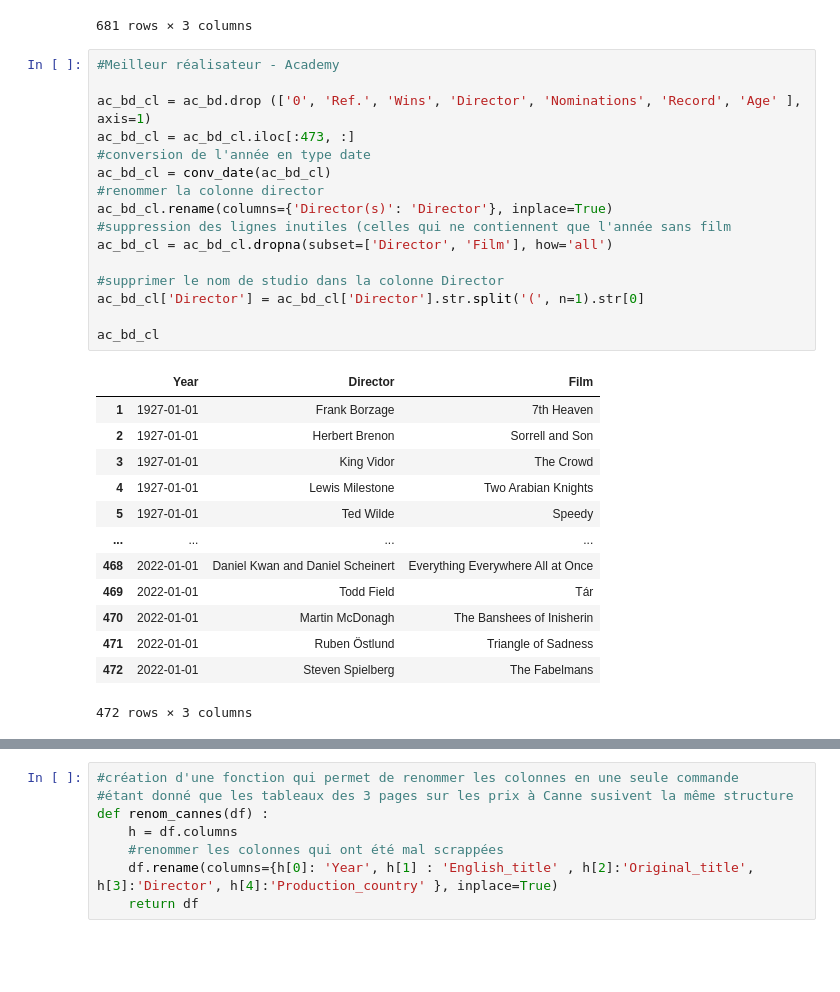
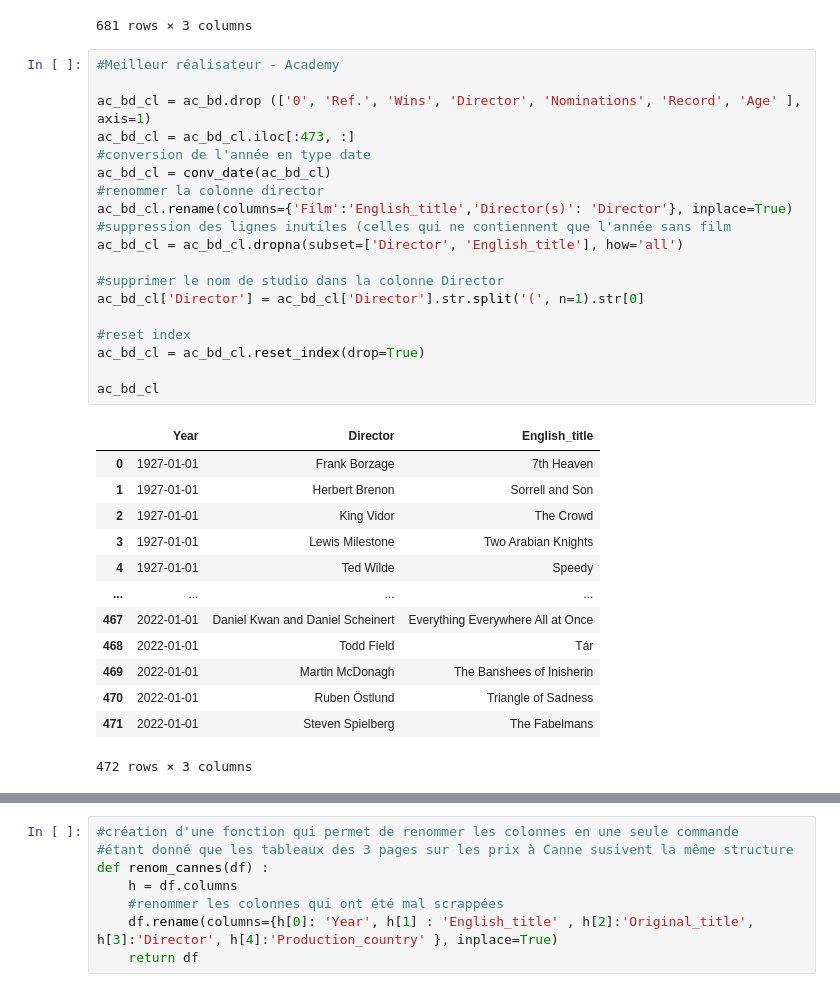
Before and after one commit to itsreivilo/movies, a Jupyter notebook: cleaning_data/cleaning_awards.ipynb, the cells around one changed output, grey strips where cells are left out. Saved outputs shown, nothing was run; the diff lists cells and outputs as text; blank space fills up the shorter version.

```diff
--- a/cleaning_data/cleaning_awards.ipynb
+++ b/cleaning_data/cleaning_awards.ipynb
@@ -141,32 +141,35 @@ ac_bc_cl
 # %%
 #Meilleur réalisateur - Academy
 
 ac_bd_cl = ac_bd.drop (['0', 'Ref.', 'Wins', 'Director', 'Nominations', 'Record', 'Age' ], axis=1)
 ac_bd_cl = ac_bd_cl.iloc[:473, :]
 #conversion de l'année en type date
 ac_bd_cl = conv_date(ac_bd_cl)
 #renommer la colonne director
-ac_bd_cl.rename(columns={'Director(s)': 'Director'}, inplace=True)
+ac_bd_cl.rename(columns={'Film':'English_title','Director(s)': 'Director'}, inplace=True)
 #suppression des lignes inutiles (celles qui ne contiennent que l'année sans film
-ac_bd_cl = ac_bd_cl.dropna(subset=['Director', 'Film'], how='all')
+ac_bd_cl = ac_bd_cl.dropna(subset=['Director', 'English_title'], how='all')
 
 #supprimer le nom de studio dans la colonne Director
 ac_bd_cl['Director'] = ac_bd_cl['Director'].str.split('(', n=1).str[0]
 
+#reset index
+ac_bd_cl = ac_bd_cl.reset_index(drop=True)
+
 ac_bd_cl
 # %% [output]
-|  | Year | Director | Film |
-| 1 | 1927-01-01 | Frank Borzage | 7th Heaven |
-| 2 | 1927-01-01 | Herbert Brenon | Sorrell and Son |
-| 3 | 1927-01-01 | King Vidor | The Crowd |
-| 4 | 1927-01-01 | Lewis Milestone | Two Arabian Knights |
-| 5 | 1927-01-01 | Ted Wilde | Speedy |
+|  | Year | Director | English_title |
+| 0 | 1927-01-01 | Frank Borzage | 7th Heaven |
+| 1 | 1927-01-01 | Herbert Brenon | Sorrell and Son |
+| 2 | 1927-01-01 | King Vidor | The Crowd |
+| 3 | 1927-01-01 | Lewis Milestone | Two Arabian Knights |
+| 4 | 1927-01-01 | Ted Wilde | Speedy |
 | ... | ... | ... | ... |
-| 468 | 2022-01-01 | Daniel Kwan and Daniel Scheinert | Everything Everywhere All at Once |
-| 469 | 2022-01-01 | Todd Field | Tár |
-| 470 | 2022-01-01 | Martin McDonagh | The Banshees of Inisherin |
-| 471 | 2022-01-01 | Ruben Östlund | Triangle of Sadness |
-| 472 | 2022-01-01 | Steven Spielberg | The Fabelmans |
+| 467 | 2022-01-01 | Daniel Kwan and Daniel Scheinert | Everything Everywhere All at Once |
+| 468 | 2022-01-01 | Todd Field | Tár |
+| 469 | 2022-01-01 | Martin McDonagh | The Banshees of Inisherin |
+| 470 | 2022-01-01 | Ruben Östlund | Triangle of Sadness |
+| 471 | 2022-01-01 | Steven Spielberg | The Fabelmans |
 472 rows × 3 columns
 # %%
 #Academy - Best Film
```
Also changed, not shown: parts of 1 cell of this notebook.
